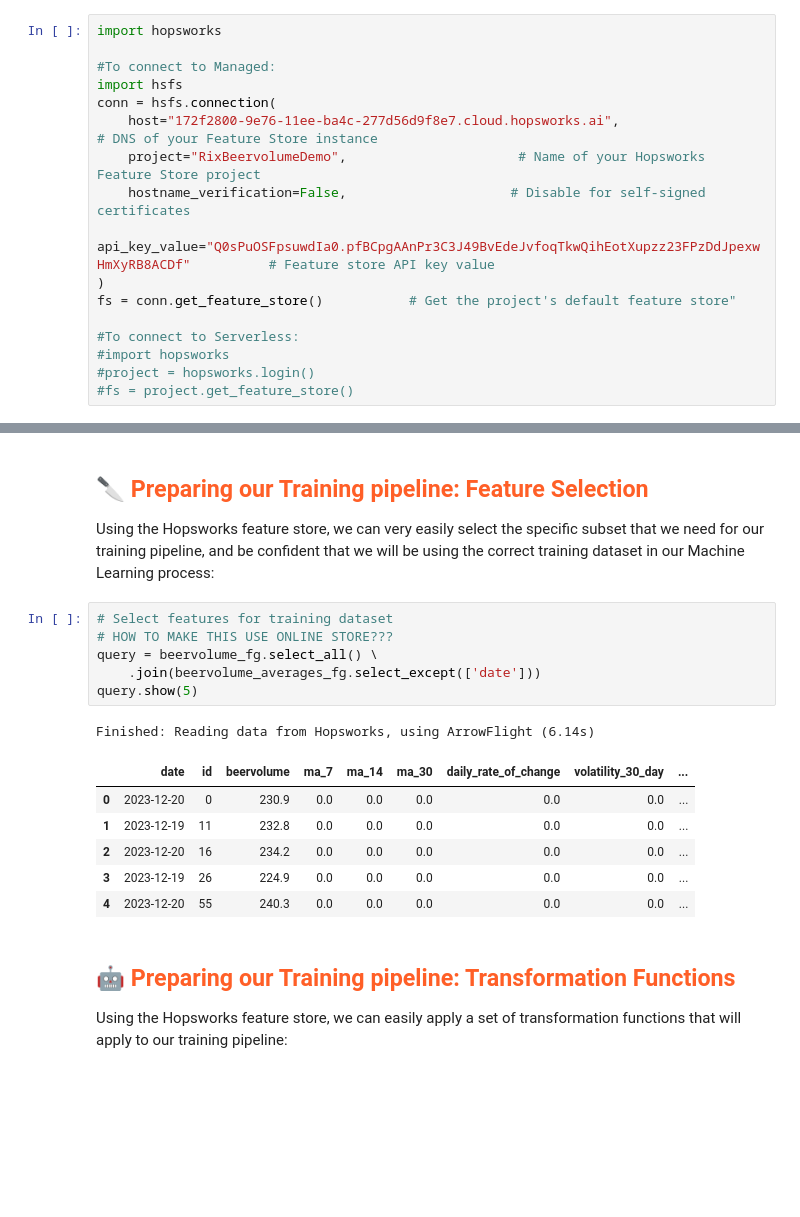
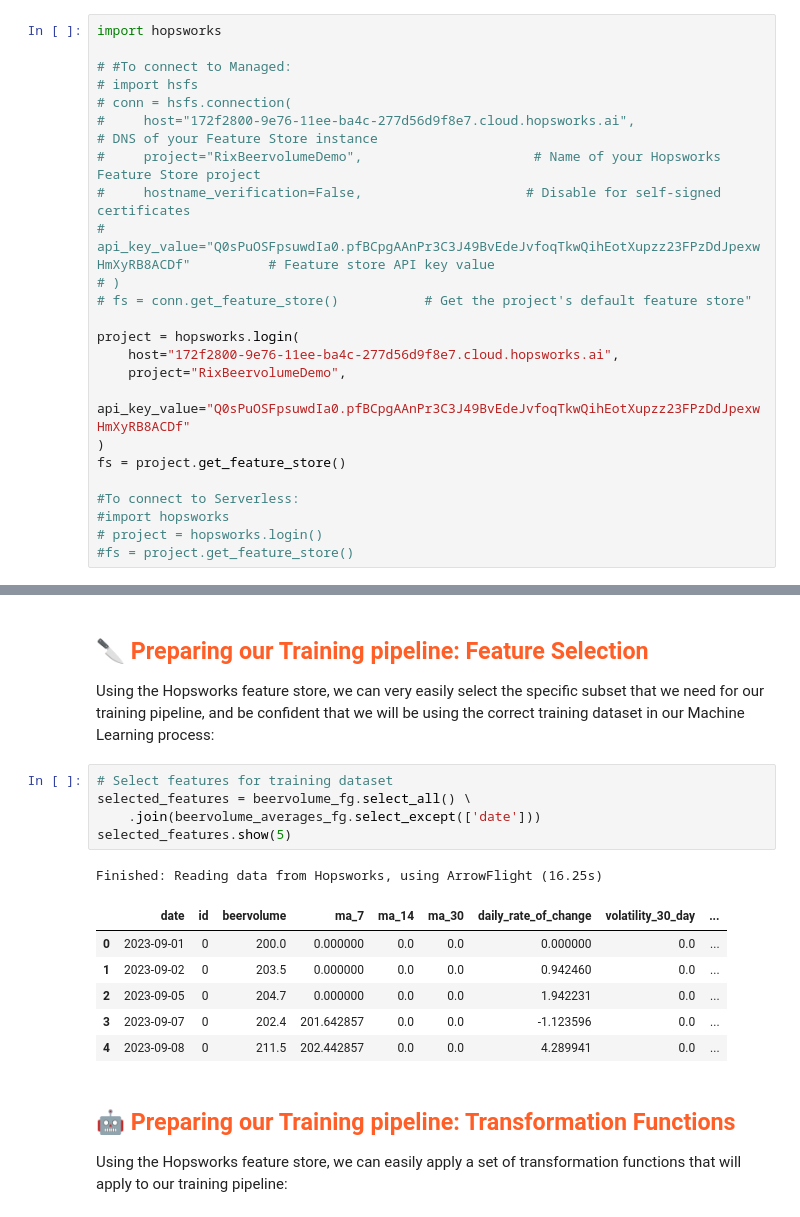
Before and after one commit to rvanbruggen/hopsworks-demos, a Jupyter notebook: beerconsumption_enterprise+vsstudio/2_beervolume_training_pipeline.ipynb, the cells around one changed output, grey strips where cells are left out. Saved outputs shown, nothing was run; the diff lists cells and outputs as text; blank space fills up the shorter version.

```diff
--- a/beerconsumption_enterprise+vsstudio/2_beervolume_training_pipeline.ipynb
+++ b/beerconsumption_enterprise+vsstudio/2_beervolume_training_pipeline.ipynb
@@ -54,19 +36,26 @@ As we have already installed Hopsworks on this system, all we now need to do is
 # %%
 import hopsworks
 
-#To connect to Managed:
-import hsfs
-conn = hsfs.connection(
-    host="172f2800-9e76-11ee-ba4c-277d56d9f8e7.cloud.hopsworks.ai",                                # DNS of your Feature Store instance
-    project="RixBeervolumeDemo",                      # Name of your Hopsworks Feature Store project
-    hostname_verification=False,                     # Disable for self-signed certificates
-    api_key_value="Q0sPuOSFpsuwdIa0.pfBCpgAAnPr3C3J49BvEdeJvfoqTkwQihEotXupzz23FPzDdJpexwHmXyRB8ACDf"          # Feature store API key value
+# #To connect to Managed:
+# import hsfs
+# conn = hsfs.connection(
+#     host="172f2800-9e76-11ee-ba4c-277d56d9f8e7.cloud.hopsworks.ai",                                # DNS of your Feature Store instance
+#     project="RixBeervolumeDemo",                      # Name of your Hopsworks Feature Store project
+#     hostname_verification=False,                     # Disable for self-signed certificates
+#     api_key_value="Q0sPuOSFpsuwdIa0.pfBCpgAAnPr3C3J49BvEdeJvfoqTkwQihEotXupzz23FPzDdJpexwHmXyRB8ACDf"          # Feature store API key value
+# )
+# fs = conn.get_feature_store()           # Get the project's default feature store"
+
+project = hopsworks.login(
+    host="172f2800-9e76-11ee-ba4c-277d56d9f8e7.cloud.hopsworks.ai",
+    project="RixBeervolumeDemo",
+    api_key_value="Q0sPuOSFpsuwdIa0.pfBCpgAAnPr3C3J49BvEdeJvfoqTkwQihEotXupzz23FPzDdJpexwHmXyRB8ACDf"
 )
-fs = conn.get_feature_store()           # Get the project's default feature store"
+fs = project.get_feature_store()
 
 #To connect to Serverless:
 #import hopsworks
-#project = hopsworks.login()
+# project = hopsworks.login()
 #fs = project.get_feature_store()
 # %% [output]
 Connected. Call `.close()` to terminate connection gracefully.
@@ -91,18 +83,17 @@ beervolume_averages_fg = fs.get_feature_group(
 Using the Hopsworks feature store, we can very easily select the specific subset that we need for our training pipeline, and be confident that we will be using the correct training dataset in our Machine Learning process:
 # %%
 # Select features for training dataset
-# HOW TO MAKE THIS USE ONLINE STORE???
-query = beervolume_fg.select_all() \
+selected_features = beervolume_fg.select_all() \
     .join(beervolume_averages_fg.select_except(['date']))
-query.show(5)
+selected_features.show(5)
 # %% [output]
-Finished: Reading data from Hopsworks, using ArrowFlight (6.14s)
+Finished: Reading data from Hopsworks, using ArrowFlight (16.25s)
 |  | date | id | beervolume | ma_7 | ma_14 | ma_30 | daily_rate_of_change | volatility_30_day | ... |
-| 0 | 2023-12-20 | 0 | 230.9 | 0.0 | 0.0 | 0.0 | 0.0 | 0.0 | ... |
-| 1 | 2023-12-19 | 11 | 232.8 | 0.0 | 0.0 | 0.0 | 0.0 | 0.0 | ... |
-| 2 | 2023-12-20 | 16 | 234.2 | 0.0 | 0.0 | 0.0 | 0.0 | 0.0 | ... |
-| 3 | 2023-12-19 | 26 | 224.9 | 0.0 | 0.0 | 0.0 | 0.0 | 0.0 | ... |
-| 4 | 2023-12-20 | 55 | 240.3 | 0.0 | 0.0 | 0.0 | 0.0 | 0.0 | ... |
+| 0 | 2023-09-01 | 0 | 200.0 | 0.000000 | 0.0 | 0.0 | 0.000000 | 0.0 | ... |
+| 1 | 2023-09-02 | 0 | 203.5 | 0.000000 | 0.0 | 0.0 | 0.942460 | 0.0 | ... |
+| 2 | 2023-09-05 | 0 | 204.7 | 0.000000 | 0.0 | 0.0 | 1.942231 | 0.0 | ... |
+| 3 | 2023-09-07 | 0 | 202.4 | 201.642857 | 0.0 | 0.0 | -1.123596 | 0.0 | ... |
+| 4 | 2023-09-08 | 0 | 211.5 | 202.442857 | 0.0 | 0.0 | 4.289941 | 0.0 | ... |
 # %% [markdown]
 ## <span style="color:#ff5f27">🤖 Preparing our Training pipeline: Transformation Functions </span>
 Using the Hopsworks feature store, we can easily apply a set of transformation functions that will apply to our training pipeline:
```
Also changed, not shown: parts of 14 cells of this notebook, 4 other files.
